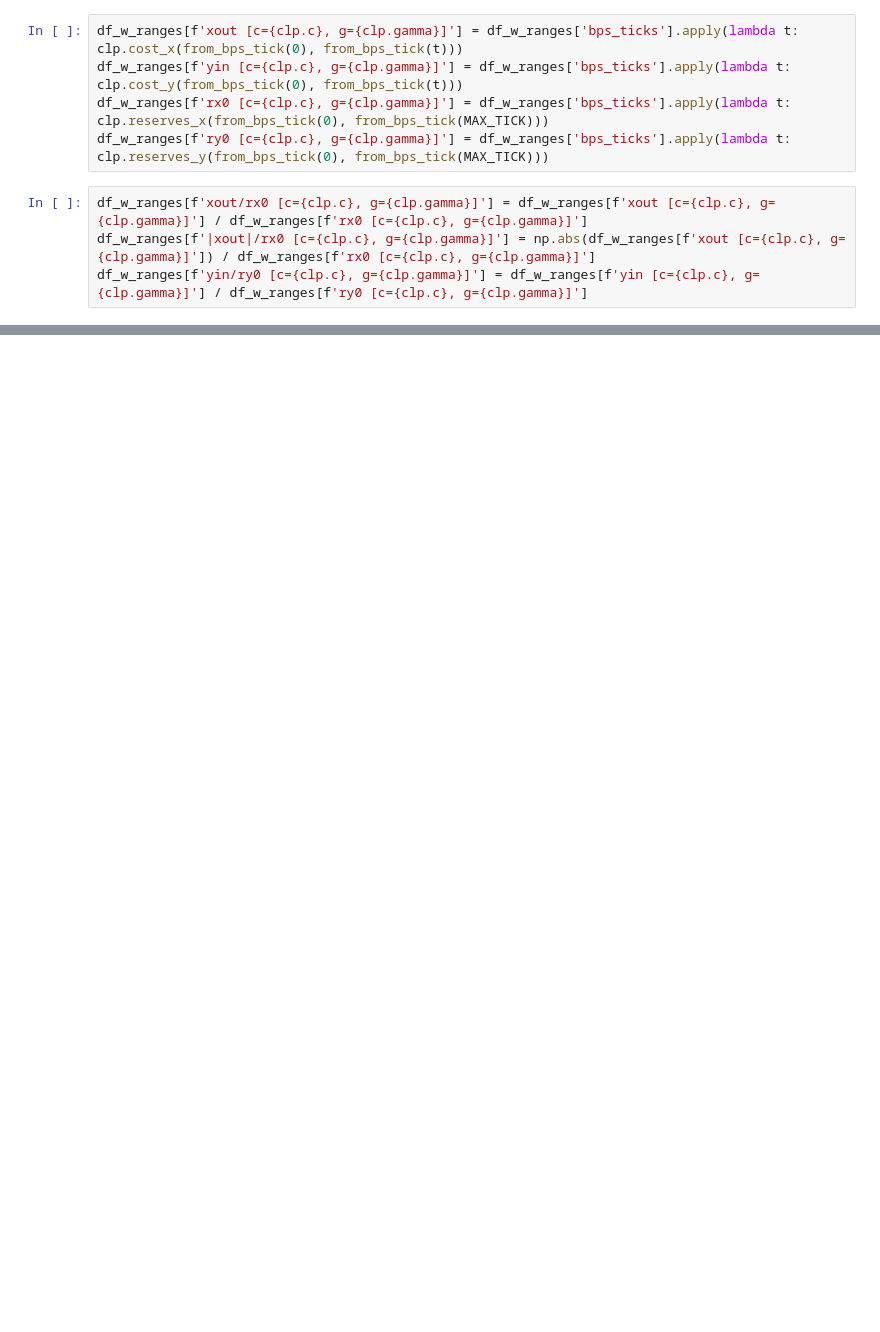
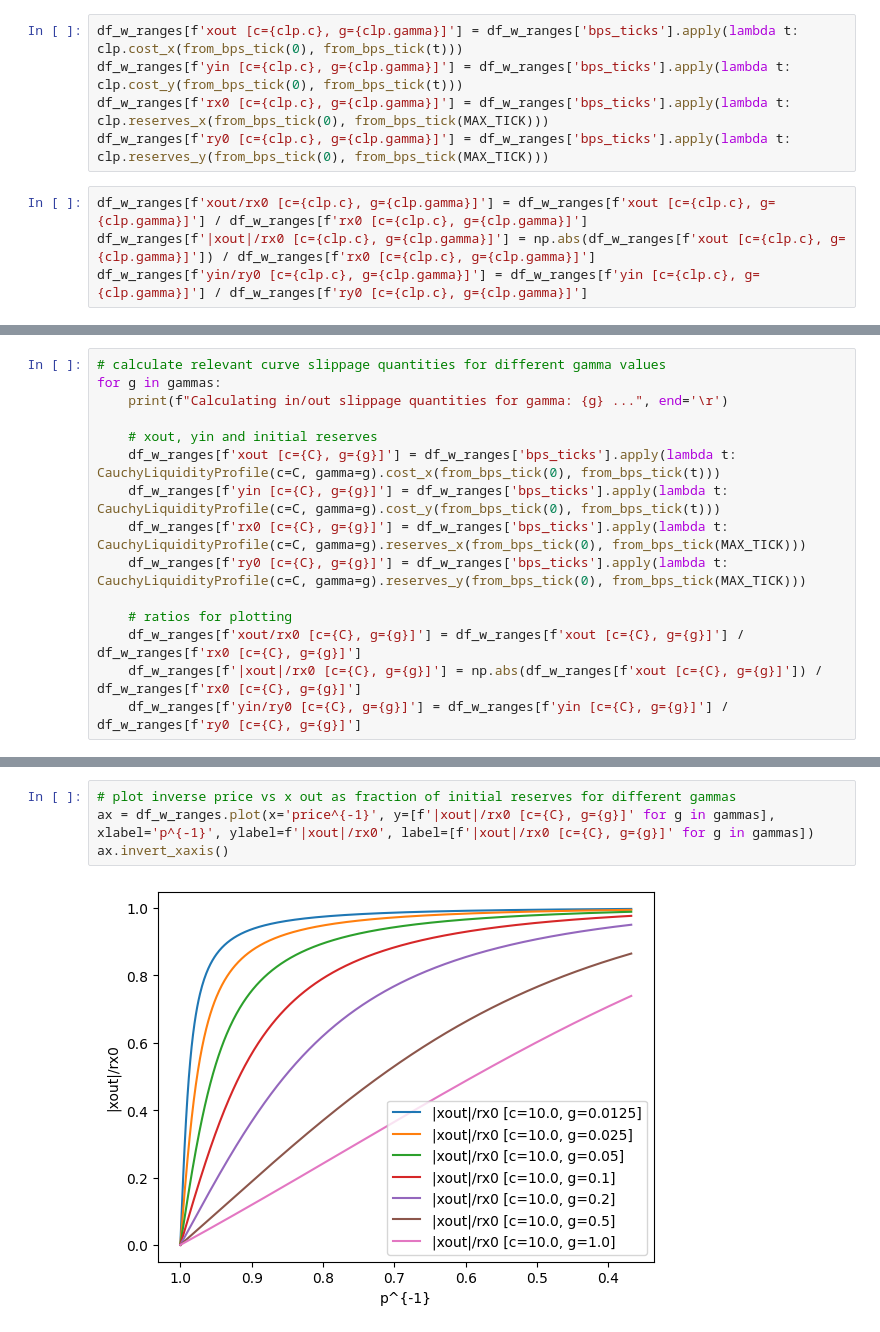
Before and after one commit to smolquants/cauchy-simulations-2025-03, a Jupyter notebook: notebook/analysis.ipynb, the cells around one changed output, grey strips where cells are left out. Saved outputs shown, nothing was run; the diff lists cells and outputs as text; blank space fills up the shorter version.

```diff
--- a/notebook/analysis.ipynb
+++ b/notebook/analysis.ipynb
@@ -443,0 +453,15 @@ df_w_ranges.plot(x=f'|xout|/rx0 [c={C}, g={GAMMA}]', y='price^{-1}', xlabel=f'|x
+# %%
+# calculate relevant curve slippage quantities for different gamma values
+for g in gammas:
+    print(f"Calculating in/out slippage quantities for gamma: {g} ...", end='\r')
+
+    # xout, yin and initial reserves
+    df_w_ranges[f'xout [c={C}, g={g}]'] = df_w_ranges['bps_ticks'].apply(lambda t: CauchyLiquidityProfile(c=C, gamma=g).cost_x(from_bps_tick(0), from_bps_tick(t)))
+    df_w_ranges[f'yin [c={C}, g={g}]'] = df_w_ranges['bps_ticks'].apply(lambda t: CauchyLiquidityProfile(c=C, gamma=g).cost_y(from_bps_tick(0), from_bps_tick(t)))
+    df_w_ranges[f'rx0 [c={C}, g={g}]'] = df_w_ranges['bps_ticks'].apply(lambda t: CauchyLiquidityProfile(c=C, gamma=g).reserves_x(from_bps_tick(0), from_bps_tick(MAX_TICK)))
+    df_w_ranges[f'ry0 [c={C}, g={g}]'] = df_w_ranges['bps_ticks'].apply(lambda t: CauchyLiquidityProfile(c=C, gamma=g).reserves_y(from_bps_tick(0), from_bps_tick(MAX_TICK)))
+
+    # ratios for plotting
+    df_w_ranges[f'xout/rx0 [c={C}, g={g}]'] = df_w_ranges[f'xout [c={C}, g={g}]'] / df_w_ranges[f'rx0 [c={C}, g={g}]']
+    df_w_ranges[f'|xout|/rx0 [c={C}, g={g}]'] = np.abs(df_w_ranges[f'xout [c={C}, g={g}]']) / df_w_ranges[f'rx0 [c={C}, g={g}]']
+    df_w_ranges[f'yin/ry0 [c={C}, g={g}]'] = df_w_ranges[f'yin [c={C}, g={g}]'] / df_w_ranges[f'ry0 [c={C}, g={g}]']
@@ -443,0 +486,6 @@ df_w_ranges.plot(x=f'|xout|/rx0 [c={C}, g={GAMMA}]', y='price^{-1}', xlabel=f'|x
+# %%
+# plot inverse price vs x out as fraction of initial reserves for different gammas
+ax = df_w_ranges.plot(x='price^{-1}', y=[f'|xout|/rx0 [c={C}, g={g}]' for g in gammas], xlabel='p^{-1}', ylabel=f'|xout|/rx0', label=[f'|xout|/rx0 [c={C}, g={g}]' for g in gammas])
+ax.invert_xaxis()
+# %% [output]
+[figure, added]
```
Also changed, not shown: parts of 11 cells of this notebook, 1 other file.
